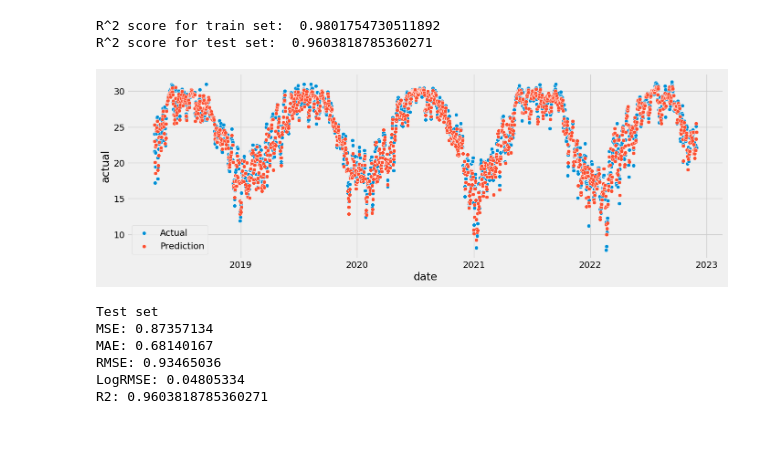
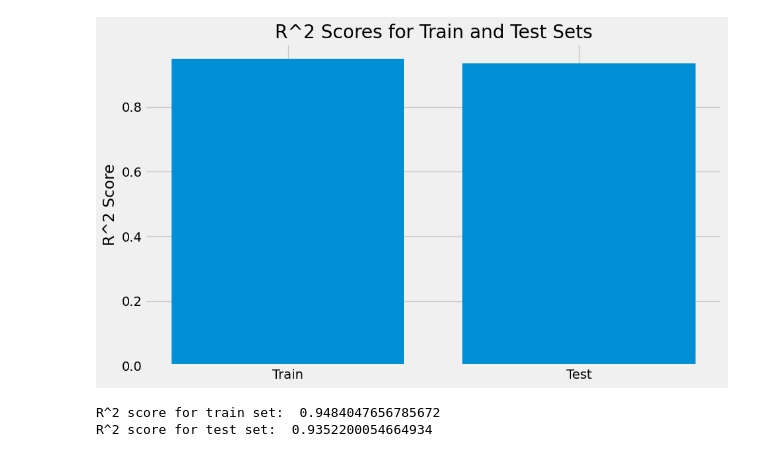
Before and after one commit to Argonaut790/HK-Temperature-Forecasting, a Jupyter notebook: src/xgboost/xgboost.ipynb, the cells around one changed output. Saved outputs shown, nothing was run; the diff lists cells and outputs as text; code cells hidden in the pictures.

```diff
--- a/src/xgboost/xgboost.ipynb
+++ b/src/xgboost/xgboost.ipynb
@@ -50,0 +41,15 @@ logger.success(data.y_test)
+# %%
+from utils.DataPreprocessing import DataJoining
+join_df = DataJoining(AVG_TEMP_df, GSR_df, RH_df, SUN_df, RF_df, UV_df, WSPD_df)
+# logger.info(join_df.info())
+# logger.info(join_df.isnull().sum())
+
+# GSR  RH  SUN   RF   UV  WSPD
+join_df['GSR'] = pd.to_numeric(join_df['GSR'], errors='coerce')
+join_df['RH'] = pd.to_numeric(join_df['RH'], errors='coerce')
+join_df['SUN'] = pd.to_numeric(join_df['SUN'], errors='coerce')
+join_df['RF'] = pd.to_numeric(join_df['RF'], errors='coerce')
+join_df['UV'] = pd.to_numeric(join_df['UV'], errors='coerce')
+join_df['WSPD'] = pd.to_numeric(join_df['WSPD'], errors='coerce')
+
+print(join_df)
@@ -136,44 +325,25 @@ plt.show()
 # %%
+import matplotlib.pyplot as plt
+from sklearn.metrics import r2_score
+
 # Predict the values
-y_train_pred = reg.predict(data.X_train)
-y_test_pred = reg.predict(data.X_test)
+y_train_pred = reg.predict(x_train)
+y_test_pred = reg.predict(x_test)
 
 # Calculate R^2 scores
-r2_train = r2_score(data.y_train, y_train_pred)
-r2_test = r2_score(data.y_test, y_test_pred)
+r2_train = r2_score(y_train, y_train_pred)
+r2_test = r2_score(y_test, y_test_pred)
 
-# # Plot R^2 scores
-# plt.figure(figsize=(10, 6))
-# plt.bar(['Train', 'Test'], [r2_train, r2_test])
-# plt.title('R^2 Scores for Train and Test Sets')
-# plt.ylabel('R^2 Score')
-# plt.show()
+# Plot R^2 scores
+plt.figure(figsize=(10, 6))
+plt.bar(['Train', 'Test'], [r2_train, r2_test])
+plt.title('R^2 Scores for Train and Test Sets')
+plt.ylabel('R^2 Score')
+plt.show()
 
 print("R^2 score for train set: ", r2_train)
 print("R^2 score for test set: ", r2_test)
 # %% [output]
+[figure, added]
-R^2 score for train set:  0.9801754730511892
-R^2 score for test set:  0.9603818785360271
+R^2 score for train set:  0.9484047656785672
+R^2 score for test set:  0.9352200054664934
-# %%
-from polars import DataFrame
-import seaborn as sns
-
-def plot_predictions(testing_dates, y_test, prediction):
-  fig, ax = plt.subplots(figsize=(15, 5),)
-  df_test = DataFrame({"date": testing_dates, "actual": y_test, "prediction": prediction })
-  date_col = "date"
-  data_col = df_test.columns[1]  # Assuming the first column is 'date'
-  plot_data = df_test[[date_col, data_col]]
-  sns.scatterplot(x=date_col, y=data_col, data=plot_data)
-
-  data_col = df_test.columns[2]
-  plot_data = df_test[[date_col, data_col]]
-  sns.scatterplot(x=date_col, y=data_col, data=plot_data)
-
-  plt.legend(["Actual", "Prediction"])
-  plt.show()
-
-plot_predictions(data.date_test, data.y_test, y_test_pred)
-# plot_predictions(x_test.index[-10:], y_test[-10:], y_test_pred[-10:])
-# %% [output]
-[figure, removed]
@@ -197,9 +349,0 @@ def evaluateRegressor(true, predicted, message = "Test set"):
-# %%
-evaluateRegressor(data.y_test, y_test_pred, "Test set")
-# %% [output]
-Test set
-MSE: 0.87357134
-MAE: 0.68140167
-RMSE: 0.93465036
-LogRMSE: 0.04805334
-R2: 0.9603818785360271
```
Also changed, not shown: parts of 19 cells of this notebook, 46 other files.
